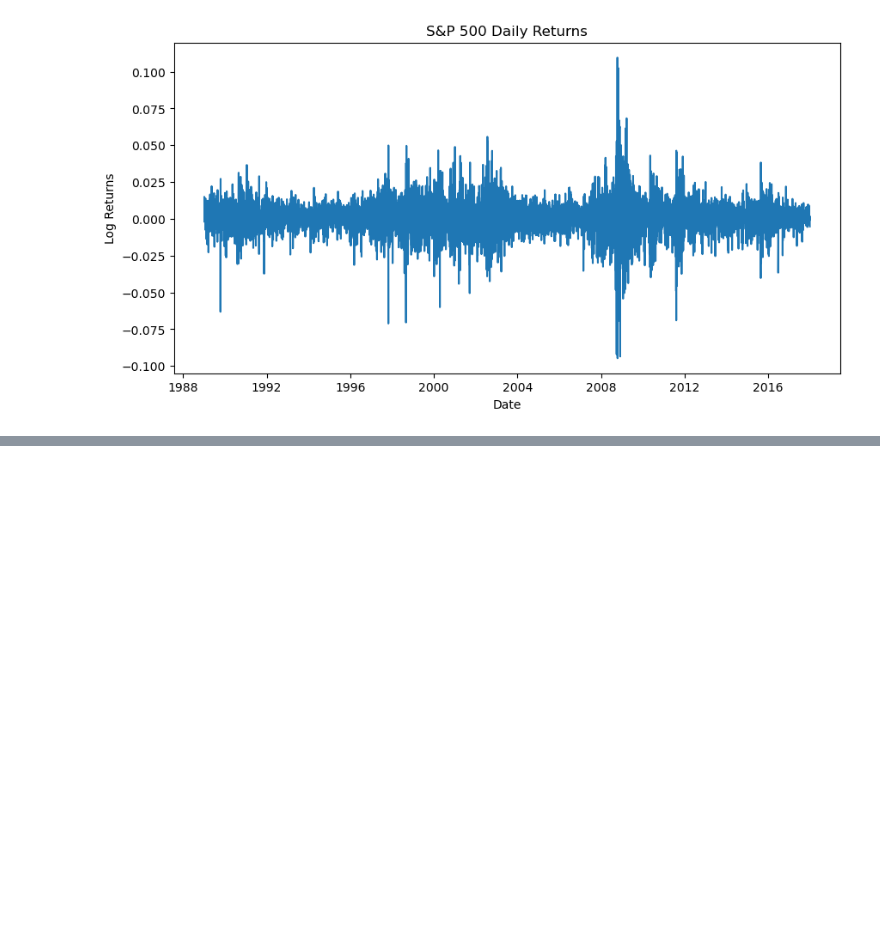
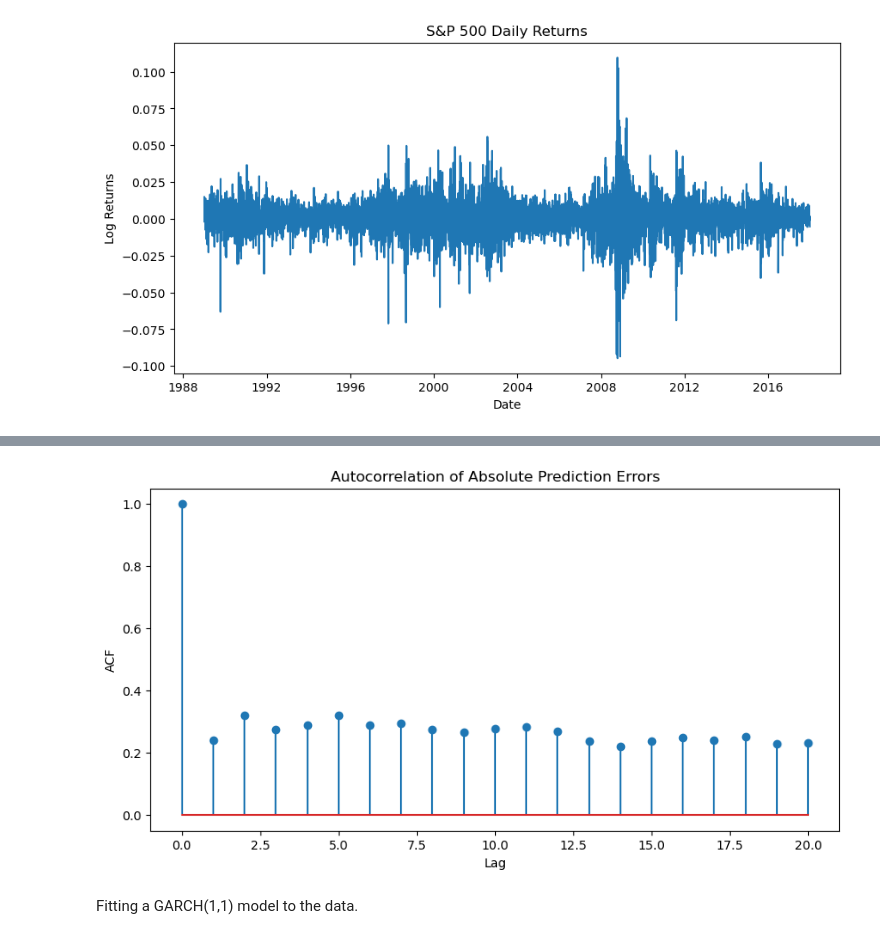
Before and after one commit to Doosheck/metals, a Jupyter notebook: GARCH_S&P500.ipynb, the cells around one changed output, grey strips where cells are left out. Saved outputs shown, nothing was run; the diff lists cells and outputs as text; code cells hidden in the pictures; blank space fills up the shorter version.

Commit message:
Add initial implementation of GARCH model for financial time series analysis

```diff
--- a/GARCH_S&P500.ipynb
+++ b/GARCH_S&P500.ipynb
@@ -47,0 +75,12 @@ plt.show()
+# %%
+acf_values = acf(abs(prediction_errors), nlags=20)
+plt.figure(figsize=(10,5))
+plt.stem(acf_values)
+plt.title("Autocorrelation of Absolute Prediction Errors")
+plt.xlabel("Lag")
+plt.ylabel("ACF")
+plt.show()
+# %% [output]
+[figure, added]
+# %% [markdown]
+Fitting a GARCH(1,1) model to the data.
```
Also changed, not shown: parts of 4 cells of this notebook.
